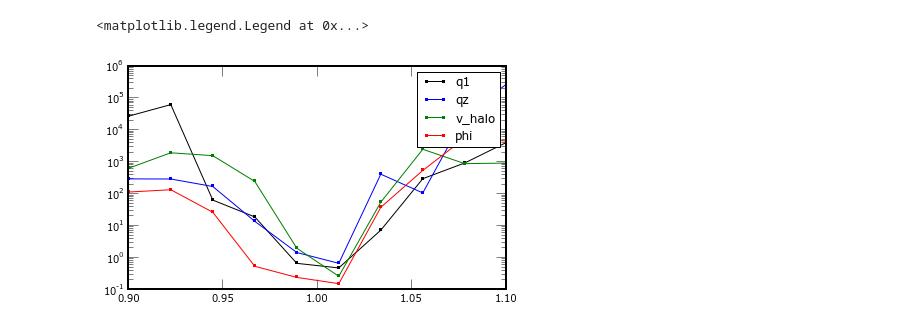
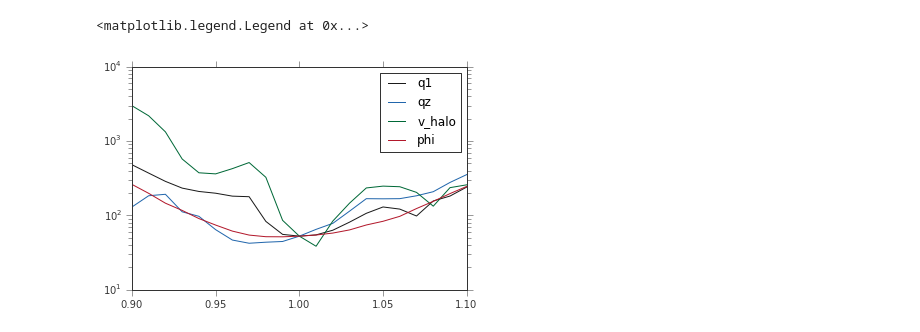
Before and after one commit to adrn/streams, a Jupyter notebook: text/notebooks/Vary one parameter.ipynb, the cells around one changed output. Saved outputs shown, nothing was run; the diff lists cells and outputs as text; code cells hidden in the pictures.

Commit message:
compare to tidal radius not center of sat.

```diff
--- a/text/notebooks/Vary one parameter.ipynb
+++ b/text/notebooks/Vary one parameter.ipynb
@@ -11,4 +11,31 @@ t1,t2 = lm10_time()
 resolution = 3.
+# %%
+def relative_normalized_coordinates(potential, particle_orbits, satellite_orbit):
+    # need to add a new axis to normalize each coordinate component
+    r_tide = potential._tidal_radius(m=satellite_orbit._m,
+                                     r=satellite_orbit._r)[:,:,np.newaxis]
+    v_esc = potential._escape_velocity(m=satellite_orbit._m,
+                                       r_tide=r_tide)
+
+    return (particle_orbits._r - satellite_orbit._r) / (r_tide), \
+           (particle_orbits._v - satellite_orbit._v) / v_esc
+
+def minimum_distance_matrix(potential, particle_orbits, satellite_orbit):
+    Nparticles = particle_orbits._r.shape[1]
+
+    R,V = relative_normalized_coordinates(potential, particle_orbits, satellite_orbit)
+    D_ps = np.sqrt(np.fabs(np.sum(R**2, axis=-1)-1) + np.sum(V**2, axis=-1))
+
+    # Find the index of the time of the minimum D_ps for each particle
+    min_time_idx = D_ps.argmin(axis=0)
+
+    min_ps = np.zeros((Nparticles,6))
+    xx = zip(min_time_idx, range(Nparticles))
+    for kk in range(Nparticles):
+        jj,ii = xx[kk]
+        min_ps[ii] = np.append(R[jj,ii], V[jj,ii])
+
+    return min_ps
 # %%
 def generalized_variance_sum(potential, particle_orbits, satellite_orbit):
     min_ps = minimum_distance_matrix(potential, particle_orbits, satellite_orbit)
@@ -33,28 +62,24 @@ resolution = 1.
 # %%
+x = np.linspace(0.9, 1.1, 21)
 variances = dict()
 for param in ['q1','qz','v_halo','phi']:
     if not variances.has_key(param):
         variances[param] = []
 
-    stats = np.linspace(true_params[param]*0.9,
-                        true_params[param]*1.1,
-                        10)
-
+    stats = x*true_params[param]
     for stat in stats:
         params = true_params.copy()
         params[param] = stat
         lm10 = LawMajewski2010(**params)
         integrator = SatelliteParticleIntegrator(lm10, satellite, particles)
-        s_orbit,p_orbits = integrator.run(timestep_func=timestep2,
-                                  timestep_args=(lm10, satellite.m.value),
-                                  resolution=resolution,
-                                  t1=t1, t2=t2)
+        s_orbit,p_orbits = integrator.run(t1=t1, t2=t2, dt=-1.)
+        #variances[param].append(generalized_variance_sum(lm10, p_orbits, s_orbit))
         variances[param].append(generalized_variance_prod(lm10, p_orbits, s_orbit))
+        #variances[param].append(just_variance(lm10, p_orbits, s_orbit))
 # %%
 for param in ['q1','qz','v_halo','phi']:
-    x = np.linspace(0.9, 1.1, 10)
     semilogy(x,variances[param],label=param)
 legend()
 # %% [output]
 <matplotlib.legend.Legend at 0x...>
-[figure, old version]
+[figure, new version]
```
Also changed, not shown: parts of 5 cells of this notebook.
